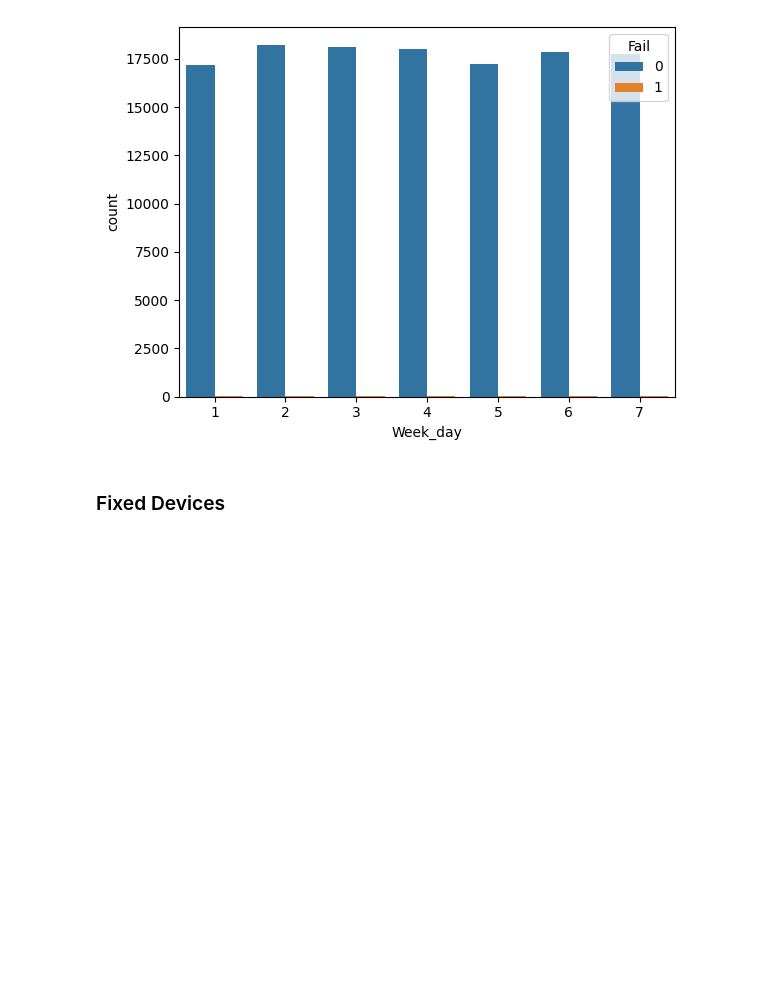
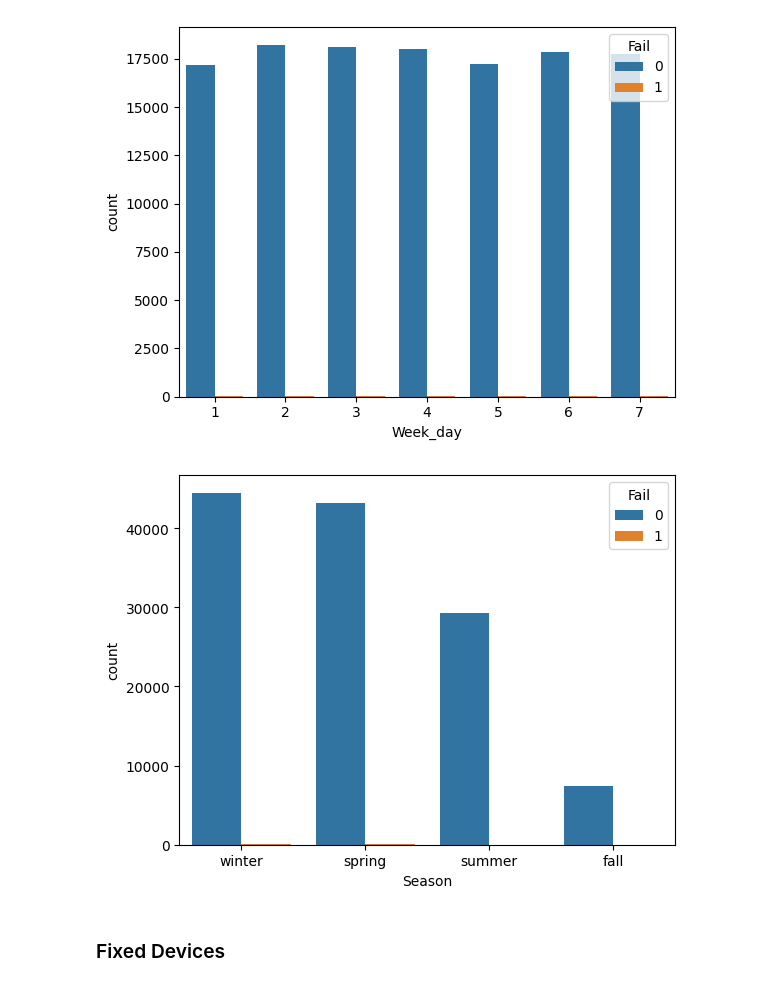
Before and after one commit to badalyaz/device-failure-prediction, a Jupyter notebook: predict_device_failure.ipynb, the cells around one changed output. Cells and saved outputs as stored; diff of their text form; code cells hidden in the pictures; blank space fills up the shorter version.

```diff
--- a/predict_device_failure.ipynb
+++ b/predict_device_failure.ipynb
@@ -58,6 +57,11 @@ ax.plot()
 ax = sns.countplot(x='Week_day',hue='Fail',data=df)
 # %% [output]
 [figure]
+# %%
+# Failed devices number per Season
+ax = sns.countplot(x='Season',hue='Fail',data=df)
+# %% [output]
+[figure, added]
 # %% [markdown]
 ### Fixed Devices
 # %%
```
Also changed, not shown: parts of 14 cells of this notebook, 8 other files.
